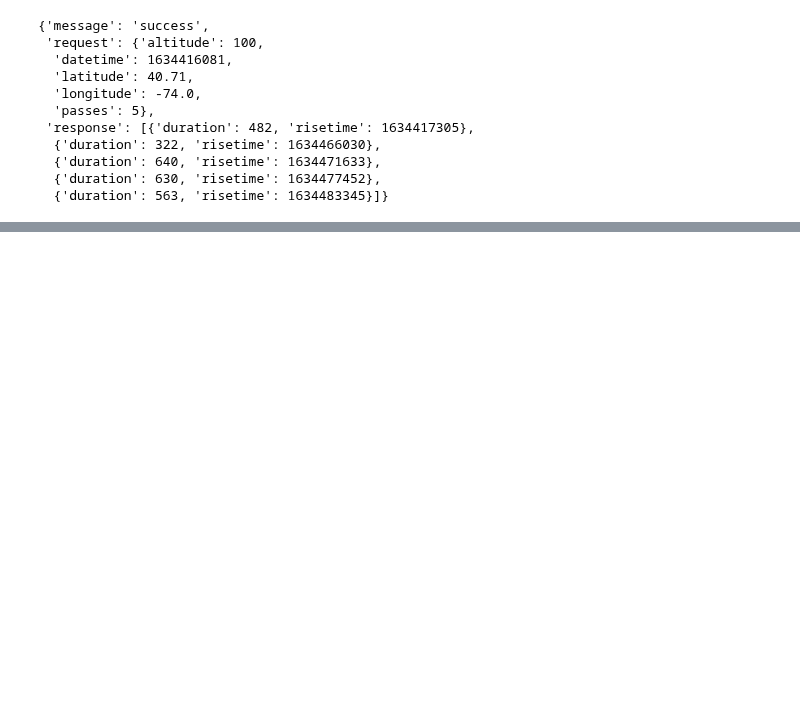
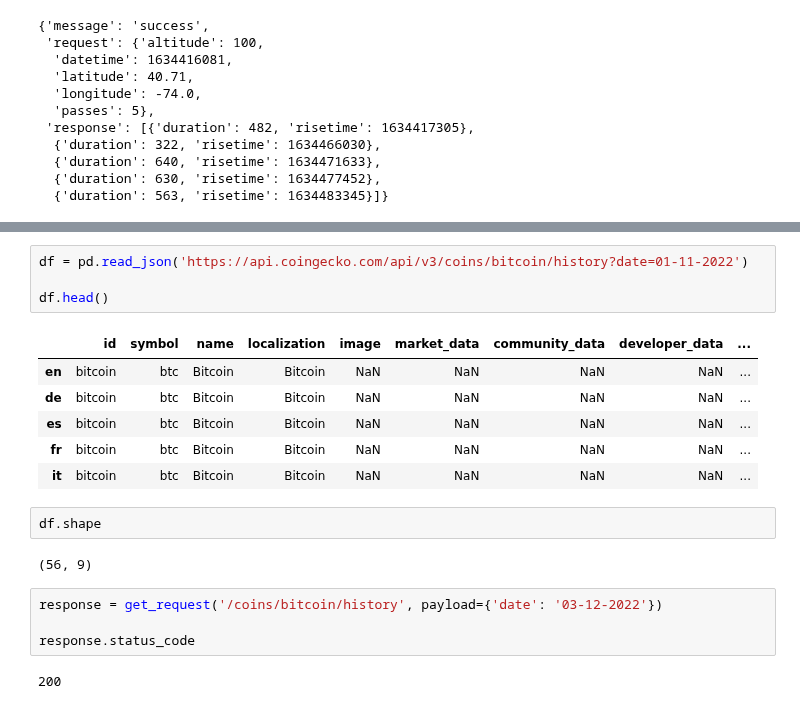
Before and after one commit to bansalkanav/Ultimate-Data-Science-Toolkit---From-Python-Basics-to-GenerativeAI, a Jupyter notebook: Module 1 - Python Programming/08. Web API/web_api.ipynb, the cells around one changed output, grey strips where cells are left out. Cells and saved outputs as stored; diff of their text form; blank space fills up the shorter version.

```diff
--- a/Module 1 - Python Programming/08. Web API/web_api.ipynb
+++ b/Module 1 - Python Programming/08. Web API/web_api.ipynb
@@ -259,0 +552,21 @@ public_tweets
+# %%
+df = pd.read_json('https://api.coingecko.com/api/v3/coins/bitcoin/history?date=01-11-2022')
+
+df.head()
+# %% [output]
+|  | id | symbol | name | localization | image | market_data | community_data | developer_data | ... |
+| en | bitcoin | btc | Bitcoin | Bitcoin | NaN | NaN | NaN | NaN | ... |
+| de | bitcoin | btc | Bitcoin | Bitcoin | NaN | NaN | NaN | NaN | ... |
+| es | bitcoin | btc | Bitcoin | Bitcoin | NaN | NaN | NaN | NaN | ... |
+| fr | bitcoin | btc | Bitcoin | Bitcoin | NaN | NaN | NaN | NaN | ... |
+| it | bitcoin | btc | Bitcoin | Bitcoin | NaN | NaN | NaN | NaN | ... |
+# %%
+df.shape
+# %% [output]
+(56, 9)
+# %%
+response = get_request('/coins/bitcoin/history', payload={'date': '03-12-2022'})
+
+response.status_code
+# %% [output]
+200
```
Also changed, not shown: parts of 104 cells of this notebook.
